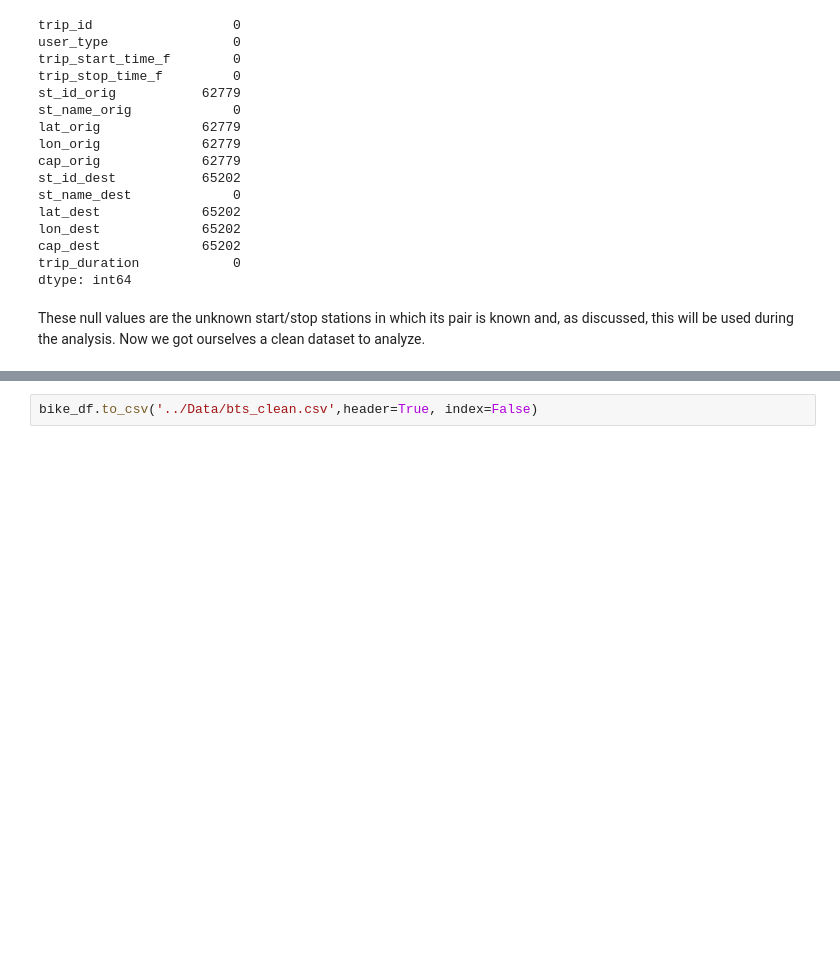
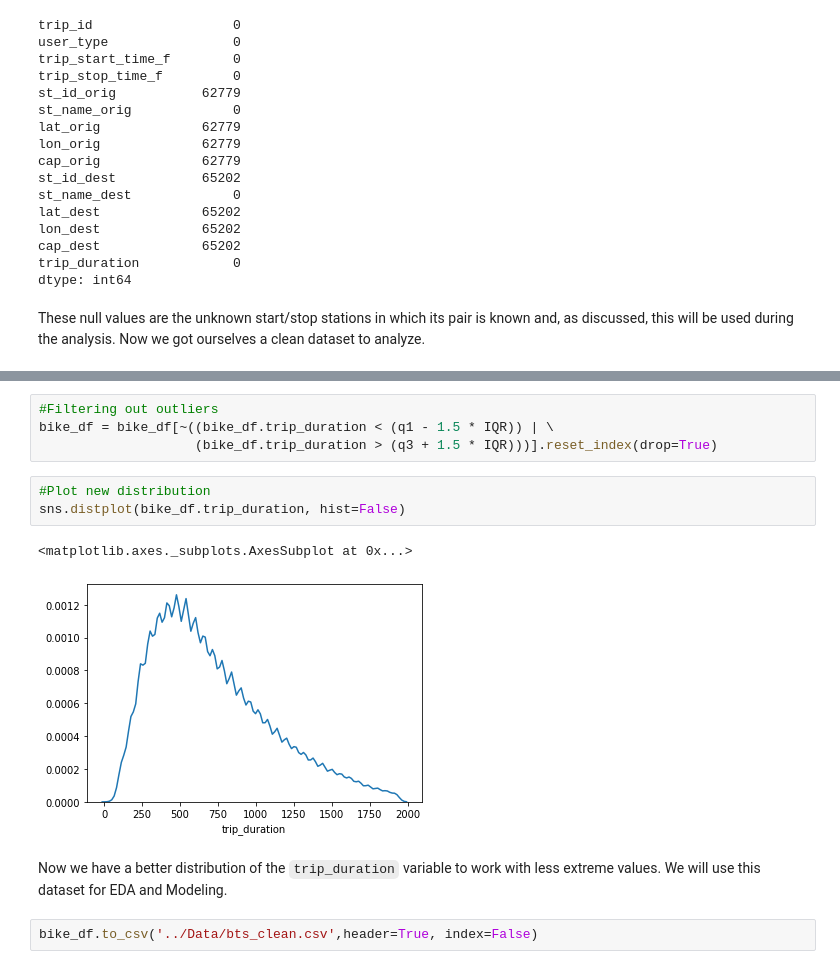
Before and after one commit to josescuderoh/bikeshare-replenishment-forecast, a Jupyter notebook: Code/Preprocessing.ipynb, the cells around one changed output, grey strips where cells are left out. Saved outputs shown, nothing was run; the diff lists cells and outputs as text; blank space fills up the shorter version.

```diff
--- a/Code/Preprocessing.ipynb
+++ b/Code/Preprocessing.ipynb
@@ -688,2 +738,14 @@ These null values are the unknown start/stop stations in which its pair is known
+# %%
+#Filtering out outliers
+bike_df = bike_df[~((bike_df.trip_duration < (q1 - 1.5 * IQR)) | \
+                    (bike_df.trip_duration > (q3 + 1.5 * IQR)))].reset_index(drop=True)
+# %%
+#Plot new distribution
+sns.distplot(bike_df.trip_duration, hist=False)
+# %% [output]
+<matplotlib.axes._subplots.AxesSubplot at 0x...>
+[figure, added]
+# %% [markdown]
+Now we have a better distribution of the `trip_duration` variable to work with less extreme values. We will use this dataset for EDA and Modeling.
 # %%
 bike_df.to_csv('../Data/bts_clean.csv',header=True, index=False)
```
Also changed, not shown: parts of 14 cells of this notebook, 1 other file.
